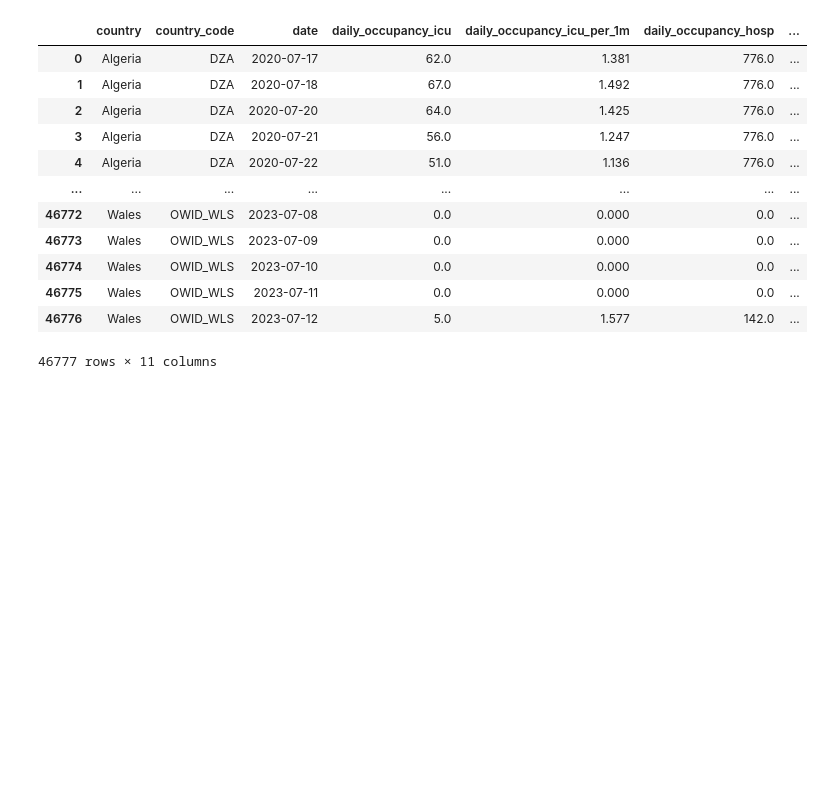
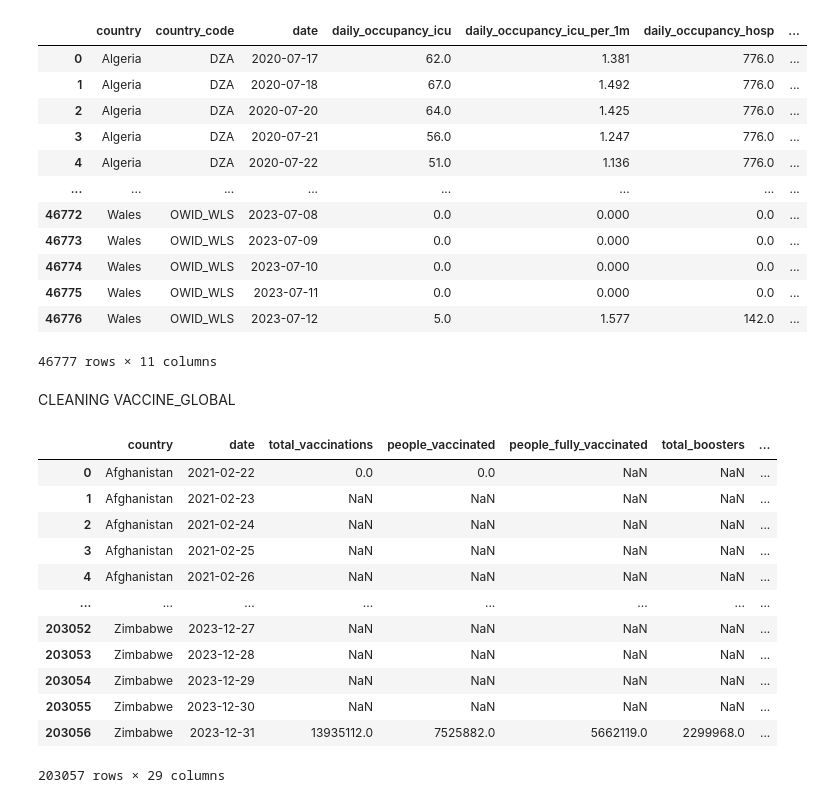
Before and after one commit to ArunKrishnan09/Covid-Analysis, a Jupyter notebook: Covid_analysis.ipynb, the cells around one changed output. Drawn from its saved outputs; the diff is of its cells as text; code cells hidden in the pictures; blank space fills up the shorter version.

```diff
--- a/Covid_analysis.ipynb
+++ b/Covid_analysis.ipynb
@@ -175,3 +176,21 @@ hospital.fillna(value=values)
 | 46775 | Wales | OWID_WLS | 2023-07-11 | 0.0 | 0.000 | 0.0 | ... |
 | 46776 | Wales | OWID_WLS | 2023-07-12 | 5.0 | 1.577 | 142.0 | ... |
 46777 rows × 11 columns
+# %% [markdown]
+CLEANING VACCINE_GLOBAL
+# %%
+vaccinations_global
+# %% [output]
+|  | country | date | total_vaccinations | people_vaccinated | people_fully_vaccinated | total_boosters | ... |
+| 0 | Afghanistan | 2021-02-22 | 0.0 | 0.0 | NaN | NaN | ... |
+| 1 | Afghanistan | 2021-02-23 | NaN | NaN | NaN | NaN | ... |
+| 2 | Afghanistan | 2021-02-24 | NaN | NaN | NaN | NaN | ... |
+| 3 | Afghanistan | 2021-02-25 | NaN | NaN | NaN | NaN | ... |
+| 4 | Afghanistan | 2021-02-26 | NaN | NaN | NaN | NaN | ... |
+| ... | ... | ... | ... | ... | ... | ... | ... |
+| 203052 | Zimbabwe | 2023-12-27 | NaN | NaN | NaN | NaN | ... |
+| 203053 | Zimbabwe | 2023-12-28 | NaN | NaN | NaN | NaN | ... |
+| 203054 | Zimbabwe | 2023-12-29 | NaN | NaN | NaN | NaN | ... |
+| 203055 | Zimbabwe | 2023-12-30 | NaN | NaN | NaN | NaN | ... |
+| 203056 | Zimbabwe | 2023-12-31 | 13935112.0 | 7525882.0 | 5662119.0 | 2299968.0 | ... |
+203057 rows × 29 columns
```
Also changed, not shown: parts of 2 cells of this notebook.
